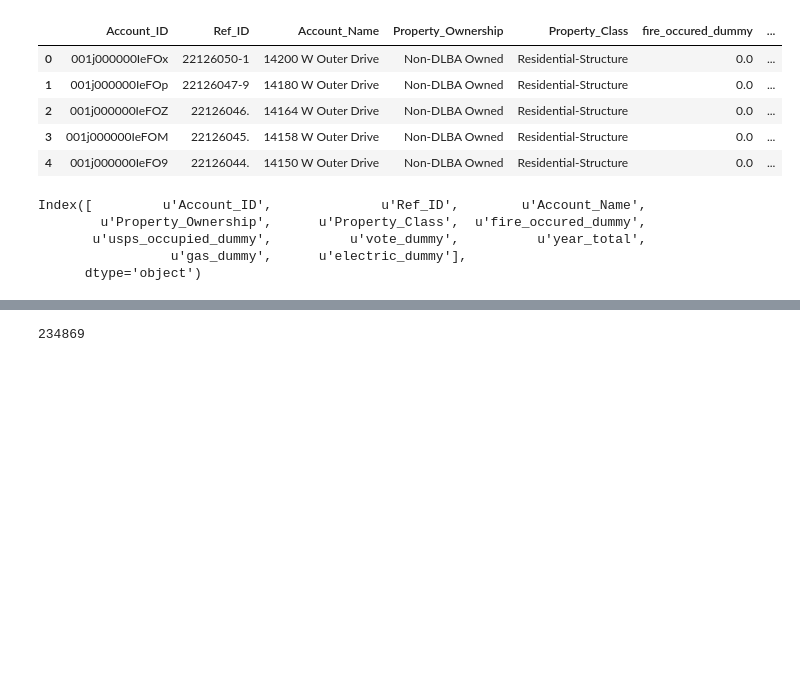
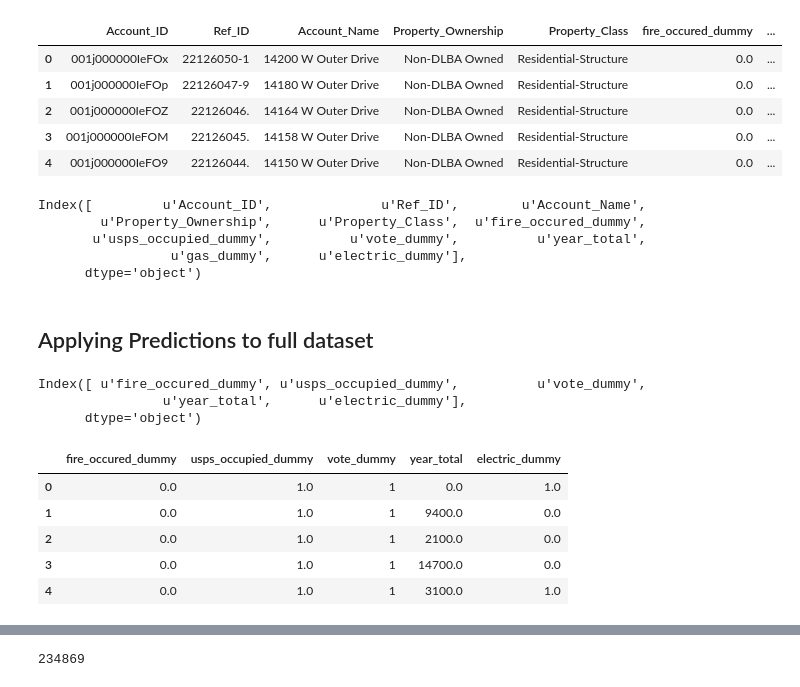
Before and after one commit to gperrin12/DLBA_occupancy_model, a Jupyter notebook: occupancy_model_November2017/ipython_notebooks/occupancy_model_DLBA_112917.ipynb, the cells around one changed output, grey strips where cells are left out. Drawn from its saved outputs; the diff is of its cells as text; code cells hidden in the pictures; blank space fills up the shorter version.

Commit message:
adding predictions for all Detroit homes

```diff
--- a/occupancy_model_November2017/ipython_notebooks/occupancy_model_DLBA_112917.ipynb
+++ b/occupancy_model_November2017/ipython_notebooks/occupancy_model_DLBA_112917.ipynb
@@ -735,3 +740,21 @@ Index([         u'Account_ID',              u'Ref_ID',        u'Account_Name',
        u'usps_occupied_dummy',          u'vote_dummy',          u'year_total',
                  u'gas_dummy',      u'electric_dummy'],
       dtype='object')
+# %% [markdown]
+## Applying Predictions to full dataset
+# %%
+X.columns
+# %% [output]
+Index([ u'fire_occured_dummy', u'usps_occupied_dummy',          u'vote_dummy',
+                u'year_total',      u'electric_dummy'],
+      dtype='object')
+# %%
+merged_full_final.copy()[['fire_occured_dummy', u'usps_occupied_dummy', u'vote_dummy',
+                u'year_total', u'electric_dummy']].head()
+# %% [output]
+|  | fire_occured_dummy | usps_occupied_dummy | vote_dummy | year_total | electric_dummy |
+| 0 | 0.0 | 1.0 | 1 | 0.0 | 1.0 |
+| 1 | 0.0 | 1.0 | 1 | 9400.0 | 0.0 |
+| 2 | 0.0 | 1.0 | 1 | 2100.0 | 0.0 |
+| 3 | 0.0 | 1.0 | 1 | 14700.0 | 0.0 |
+| 4 | 0.0 | 1.0 | 1 | 3100.0 | 1.0 |
```
Also changed, not shown: parts of 26 cells of this notebook.
